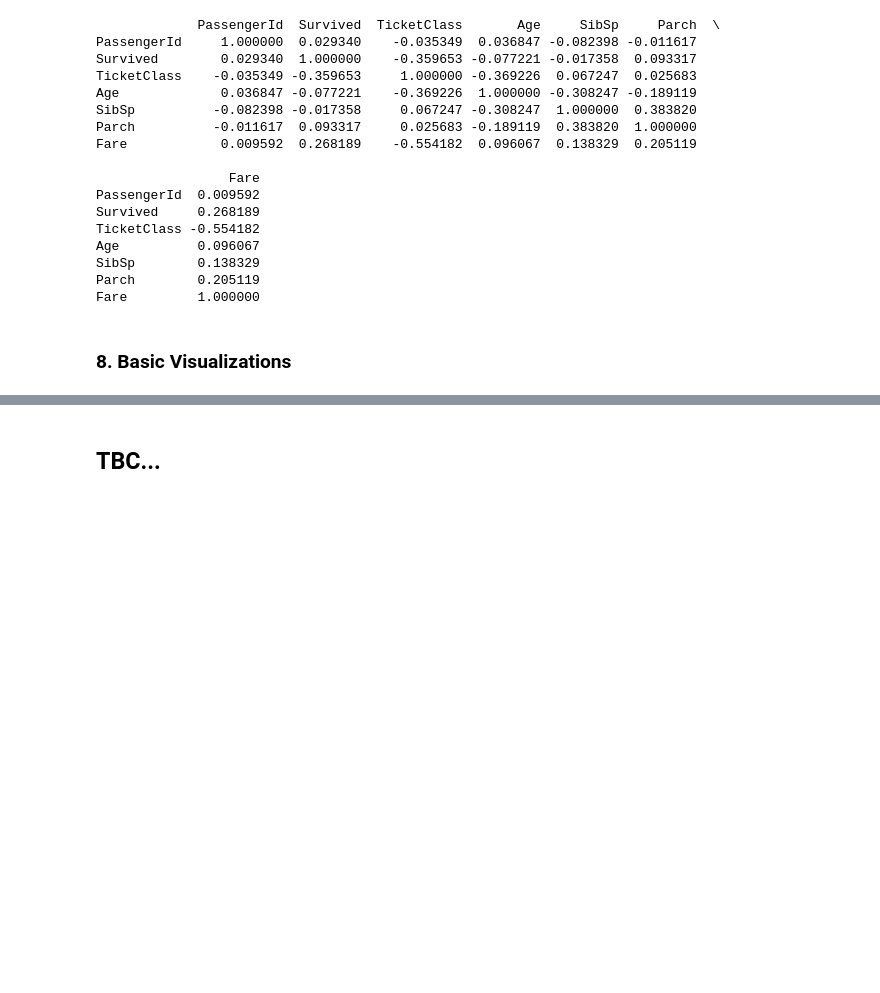
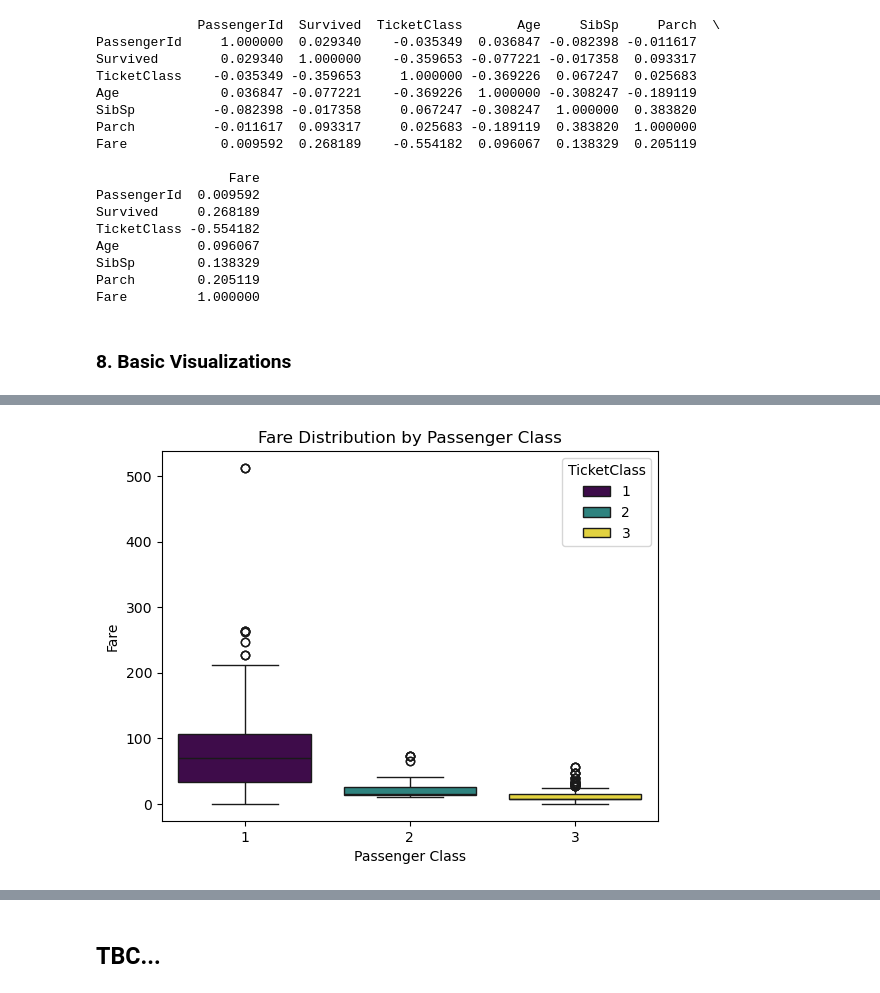
Before and after one commit to Lamerck/ML-Mentorship-Sessions, a Jupyter notebook: eda_1/basics_of_eda.ipynb, the cells around one changed output, grey strips where cells are left out. Cells and saved outputs as stored; diff of their text form; code cells hidden in the pictures; blank space fills up the shorter version.

```diff
--- a/eda_1/basics_of_eda.ipynb
+++ b/eda_1/basics_of_eda.ipynb
@@ -274,0 +295,9 @@ plt.show()
+# %%
+# boxplot: fare by passenger class
+sns.boxplot(x='TicketClass', y='Fare', data=df, hue='TicketClass', palette='viridis')
+plt.title('Fare Distribution by Passenger Class')
+plt.xlabel('Passenger Class')
+plt.ylabel('Fare')
+plt.show()
+# %% [output]
+[figure, added]
```
Also changed, not shown: parts of 9 cells of this notebook.
